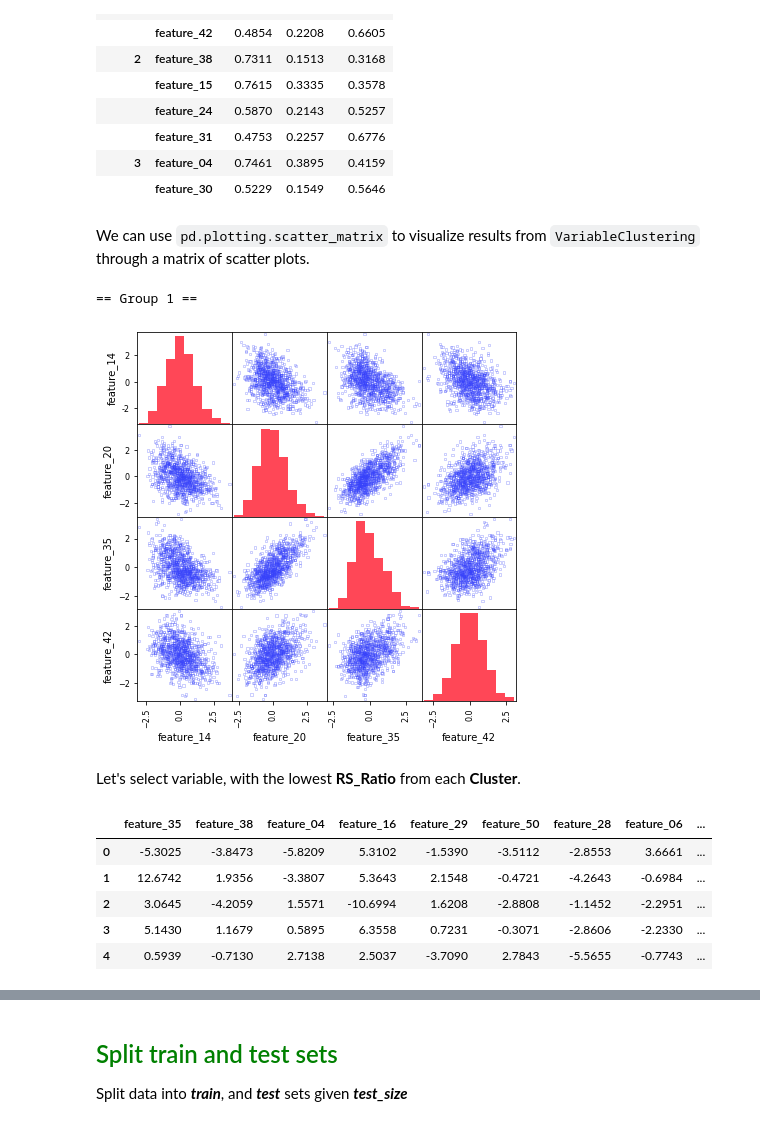
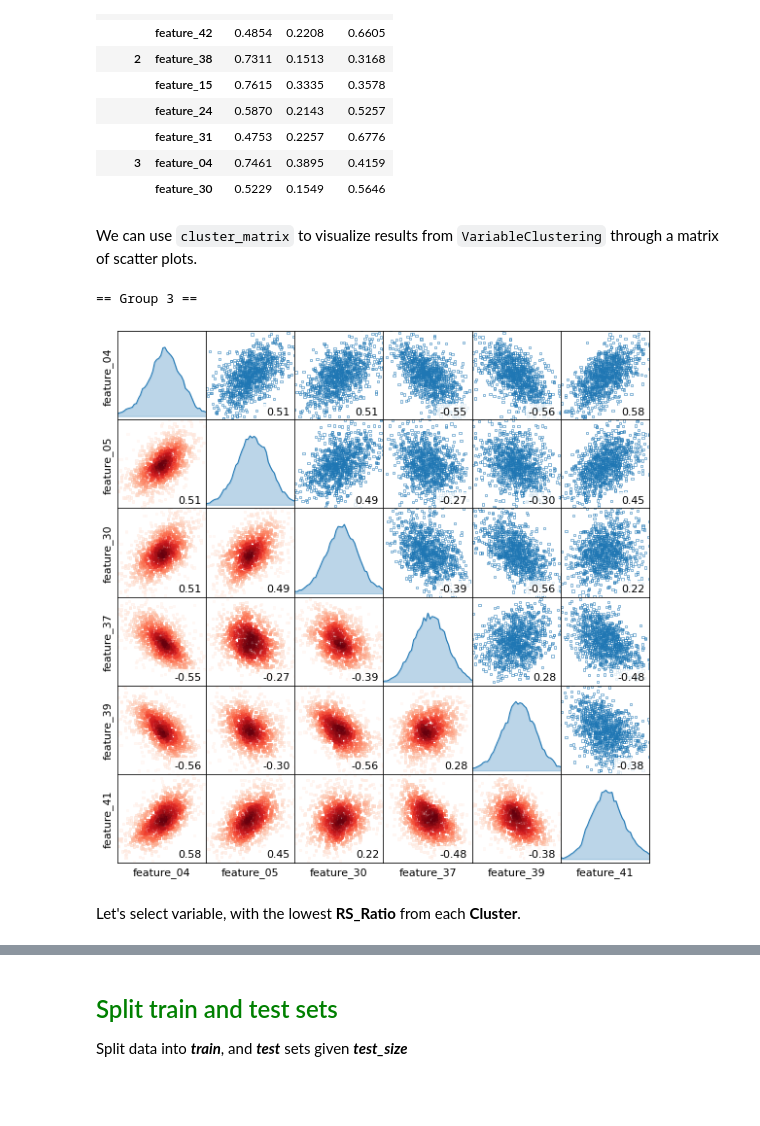
Before and after one commit to Nak007/randomforest_analysis, a Jupyter notebook: randomforest_analysis_colab.ipynb, the cells around one changed output, grey strips where cells are left out. Saved outputs shown, nothing was run; the diff lists cells and outputs as text; code cells hidden in the pictures; blank space fills up the shorter version.

```diff
--- a/randomforest_analysis_colab.ipynb
+++ b/randomforest_analysis_colab.ipynb
@@ -143,34 +120,22 @@ vc.r2.head(10)
 | 3 | feature_04 | 0.7461 | 0.3895 | 0.4159 |
 |  | feature_30 | 0.5229 | 0.1549 | 0.5646 |
 # %% [markdown]
-We can use `pd.plotting.scatter_matrix` to visualize results from `VariableClustering` through a matrix of scatter plots.
+We can use `cluster_matrix` to visualize results from `VariableClustering` through a matrix of scatter plots.
 # %%
-random_cluster = 1 #np.random.randint(1,len(vc.info))
+random_cluster = 3 #np.random.randint(1,len(vc.info))
 index = vc.clus_corr.index.get_level_values(0)==random_cluster
 X0 = X[vc.clus_corr.loc[index].index.get_level_values(1)]
 X0, figsize = (X0 - X0.mean()) / X0.std(), ((1.7*X0.shape[1],)*2)
 
-# Keyword arguments
 print(f"== Group {random_cluster} ==")
-kwargs = dict(alpha=0.25, ec='#3742fa', marker='s',
-              figsize=figsize, facecolors='none', s=5,
-              hist_kwds=dict(color="#ff4757"))
-pd.plotting.scatter_matrix(X0.sample(np.fmin(1000,len(X0))), **kwargs)
+axes = cluster_matrix(X0, off_diagonal="both",
+                      scatter_kwds=dict(cmap="Reds"))
 plt.show()
 # %% [output]
-== Group 1 ==
+== Group 3 ==
-[figure, old version]
+[figure, new version]
 # %% [markdown]
 Let's select variable, with the lowest **RS_Ratio** from each **Cluster**.
 # %%
 vc_columns = vc.r2.reset_index().groupby('Cluster').first()["Variable"].values
 X = X[vc_columns].copy()
-# %%
-X.head()
-# %% [output]
-|  | feature_35 | feature_38 | feature_04 | feature_16 | feature_29 | feature_50 | feature_28 | feature_06 | ... |
-| 0 | -5.3025 | -3.8473 | -5.8209 | 5.3102 | -1.5390 | -3.5112 | -2.8553 | 3.6661 | ... |
-| 1 | 12.6742 | 1.9356 | -3.3807 | 5.3643 | 2.1548 | -0.4721 | -4.2643 | -0.6984 | ... |
-| 2 | 3.0645 | -4.2059 | 1.5571 | -10.6994 | 1.6208 | -2.8808 | -1.1452 | -2.2951 | ... |
-| 3 | 5.1430 | 1.1679 | 0.5895 | 6.3558 | 0.7231 | -0.3071 | -2.8606 | -2.2330 | ... |
-| 4 | 0.5939 | -0.7130 | 2.7138 | 2.5037 | -3.7090 | 2.7843 | -5.5655 | -0.7743 | ... |
```
Also changed, not shown: parts of 47 cells of this notebook, 2 other files.
